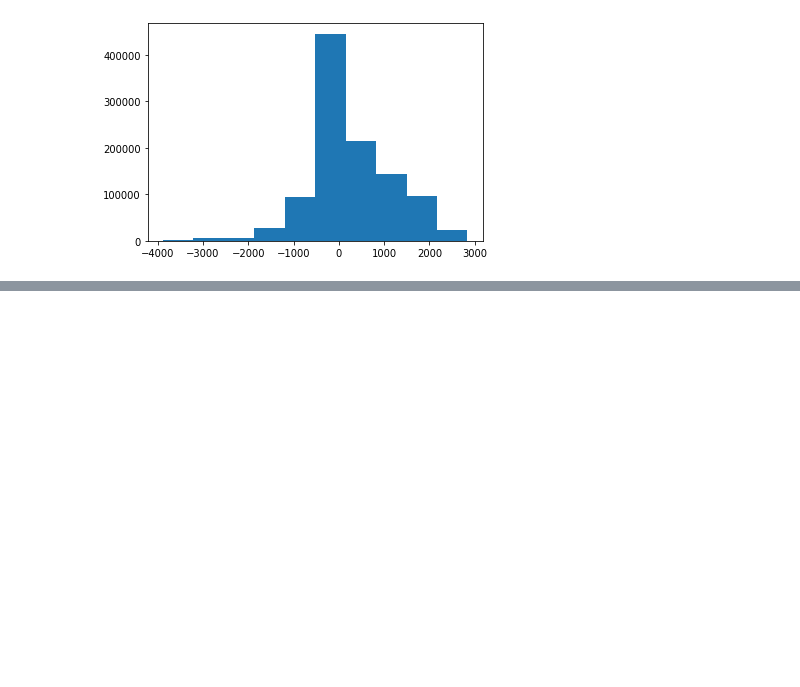
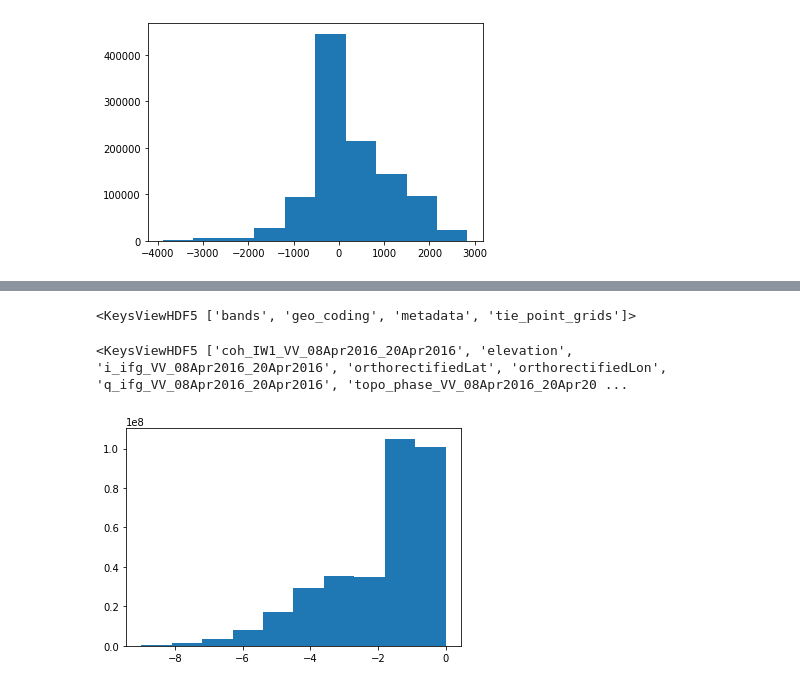
Before and after one commit to jarrodhaas/SAR-Phase-Unwrapping-Benchmark, a Jupyter notebook: clip_and_align_with_rasterio.ipynb, the cells around one changed output, grey strips where cells are left out. Drawn from its saved outputs; the diff is of its cells as text; code cells hidden in the pictures; blank space fills up the shorter version.

```diff
--- a/clip_and_align_with_rasterio.ipynb
+++ b/clip_and_align_with_rasterio.ipynb
@@ -155,0 +161,19 @@ plt.show()
+# %%
+f = h5.File('/Volumes/JROD2/SAR_test/dem_test.h5', 'r')
+# %%
+f.keys()
+# %% [output]
+<KeysViewHDF5 ['bands', 'geo_coding', 'metadata', 'tie_point_grids']>
+# %%
+f['bands'].keys()
+# %% [output]
+<KeysViewHDF5 ['coh_IW1_VV_08Apr2016_20Apr2016', 'elevation', 'i_ifg_VV_08Apr2016_20Apr2016', 'orthorectifiedLat', 'orthorectifiedLon', 'q_ifg_VV_08Apr2016_20Apr2016', 'topo_phase_VV_08Apr2016_20Apr20 ...
+# %%
+tphase = np.array(f['bands']['topo_phase_VV_08Apr2016_20Apr2016'])
+# %%
+twopi_phase = tphase//(np.pi*2)
+# %%
+plt.hist(twopi_phase.flatten())
+plt.show()
+# %% [output]
+[figure, added]
```
Also changed, not shown: parts of 7 cells of this notebook, 1 other file.
